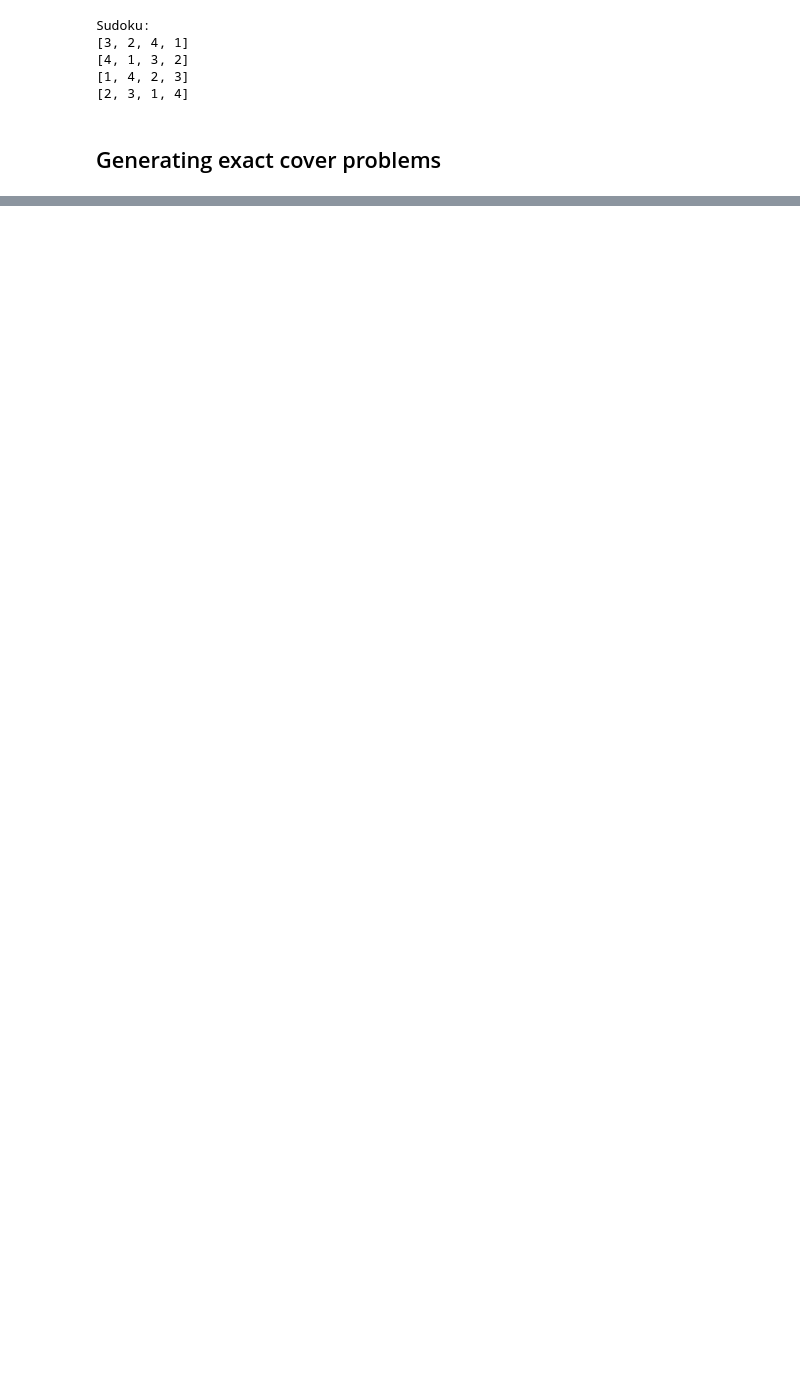
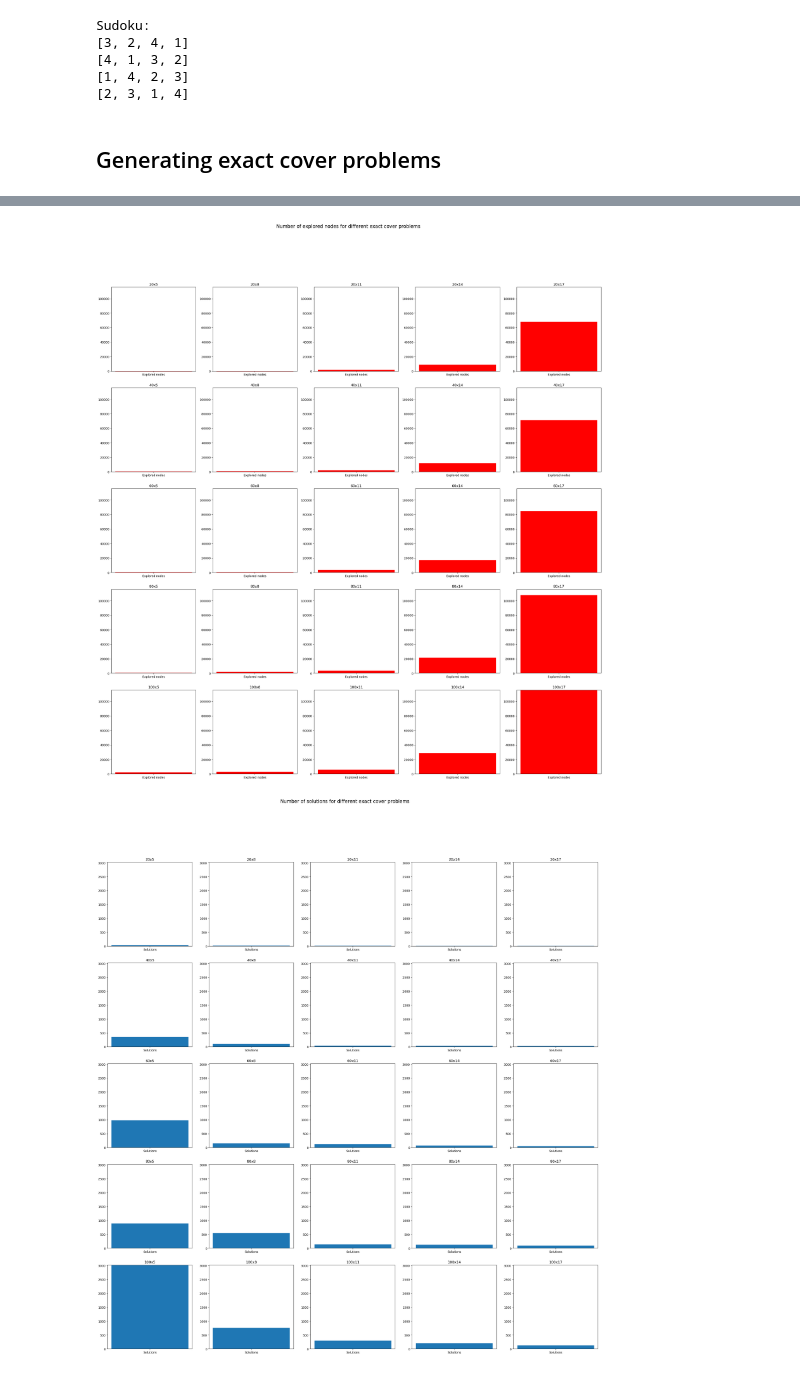
Before and after one commit to festad/University-Notes, a Jupyter notebook: algstrdat/prog/py/exact_cover.ipynb, the cells around one changed output, grey strips where cells are left out. Saved outputs shown, nothing was run; the diff lists cells and outputs as text; code cells hidden in the pictures; blank space fills up the shorter version.

```diff
--- a/algstrdat/prog/py/exact_cover.ipynb
+++ b/algstrdat/prog/py/exact_cover.ipynb
@@ -631,0 +661,30 @@ COV:
+# %%
+# Plotting the number of explored nodes
+fig, axs = plt.subplots(5, 5, figsize=(30, 30))
+for i, (rows, cols, exp) in enumerate(explored):
+    ax = axs[i // 5][i % 5]
+    # color red
+    ax.bar(["Explored nodes"], [exp], color="red")
+    ax.set_title(f"{rows}x{cols}")
+    # ax.set_xlabel("Explored nodes")
+    # ax.set_ylabel("Number of explored nodes")
+    # Setting the y limit to the maximum number of explored nodes
+    ax.set_ylim(top=max([exp for _, _, exp in explored]))
+title = fig.suptitle("Number of explored nodes for different exact cover problems", fontsize=16)
+plt.show()
+
+# Plotting the number of solutions
+fig, axs = plt.subplots(5, 5, figsize=(30, 30))
+for i, (rows, cols, sol) in enumerate(solutions):
+    ax = axs[i // 5][i % 5]
+    ax.bar(["Solutions"], [sol])
+    ax.set_title(f"{rows}x{cols}")
+    # ax.set_xlabel("Solutions")
+    # ax.set_ylabel("Number of solutions")
+    # Setting the y limit to the maximum number of solutions
+    ax.set_ylim(top=max([sol for _, _, sol in solutions]))
+title = fig.suptitle("Number of solutions for different exact cover problems", fontsize=16)
+plt.show()
+# %% [output]
+[figure, added]
+[figure, added]
```
Also changed, not shown: parts of 13 cells of this notebook.
